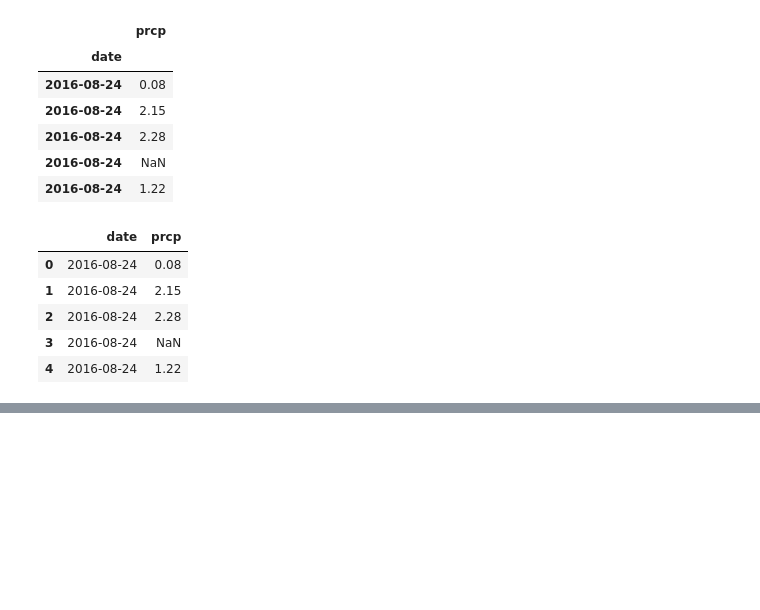
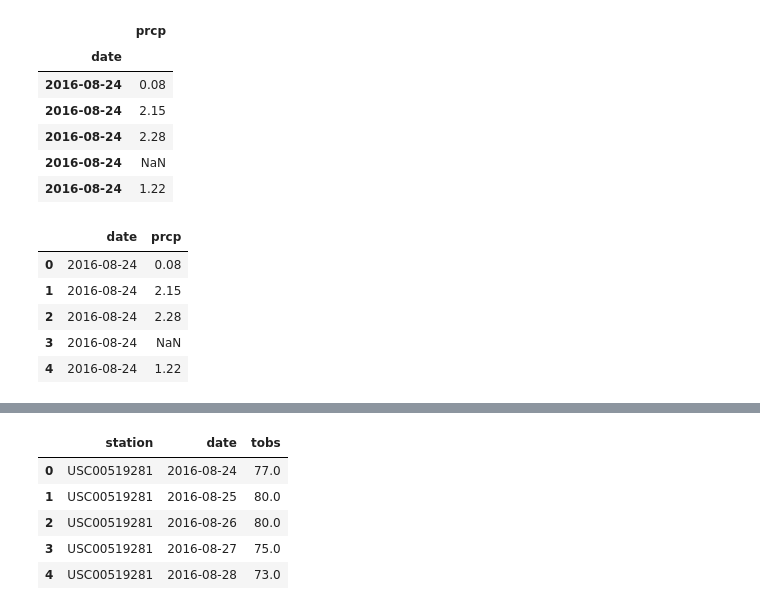
Before and after one commit to mikegoldster/SQLAlchemy_Flask, a Jupyter notebook: climate_starter.ipynb, the cells around one changed output, grey strips where cells are left out. Drawn from its saved outputs; the diff is of its cells as text; code cells hidden in the pictures; blank space fills up the shorter version.

```diff
--- a/climate_starter.ipynb
+++ b/climate_starter.ipynb
@@ -42,11 +49,9 @@ session = Session(engine)
 # %%
 # Calculate the date 1 year ago from the last data point in the database
-most_recent_date = session.query(Measurement.date)\
-    .order_by(Measurement.date.desc()).first()
-most_recent_date
+# (Expecting to see 2016-8-23)
 
-one_year_ago = dt.date(2017,8,23) - dt.timedelta(days=365)
-print(one_year_ago)
+last_year = dt.date(2017,8,23) - dt.timedelta(days=365)
+print(last_year)
 # %% [output]
 2016-08-23
 # %%
@@ -160 +149,17 @@ session.query(func.min(Measurement.tobs), func.avg(Measurement.tobs), func.max(M
+# %%
+# Choose the station with the highest number of temperature observations.
+# Query the last 12 months of temperature observation data for this station...
+topstation_12month = session.query(Measurement.station, Measurement.date, Measurement.tobs).\
+    filter(Measurement.station == topstation).\
+    filter(Measurement.date > last_year).\
+    order_by(Measurement.date).all()
+temp_df = pd.DataFrame(topstation_12month)
+temp_df.head()
+# %% [output]
+|  | station | date | tobs |
+| 0 | USC00519281 | 2016-08-24 | 77.0 |
+| 1 | USC00519281 | 2016-08-25 | 80.0 |
+| 2 | USC00519281 | 2016-08-26 | 80.0 |
+| 3 | USC00519281 | 2016-08-27 | 75.0 |
+| 4 | USC00519281 | 2016-08-28 | 73.0 |
 # %%
```
Also changed, not shown: parts of 23 cells of this notebook.
